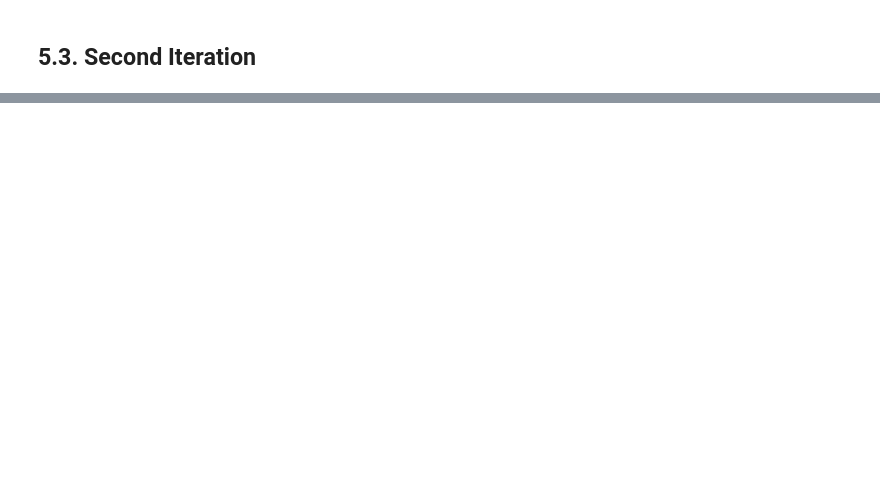
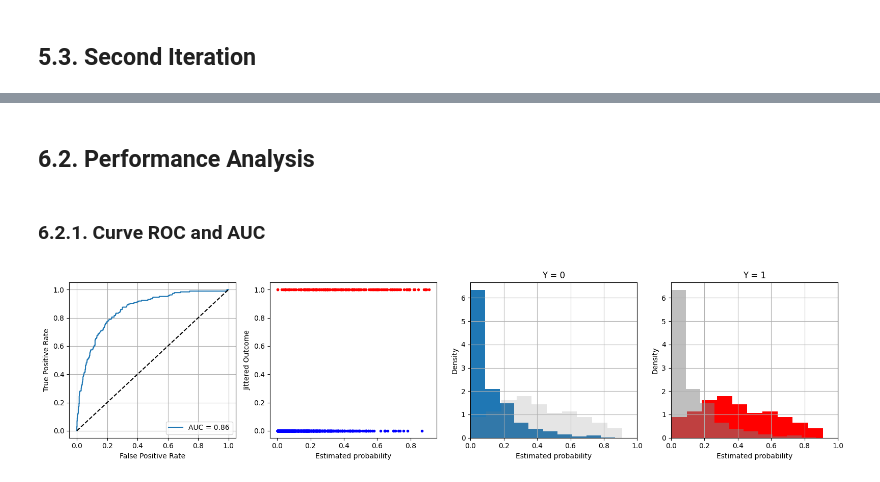
Before and after one commit to jlpscampos/Perception-of-Excessive-Sleepiness-and-Severe-Fatigue-in-Civil-Aviation-Pilots, a Jupyter notebook: Modelling_sleepiness.ipynb, the cells around one changed output, grey strips where cells are left out. Saved outputs shown, nothing was run; the diff lists cells and outputs as text; code cells hidden in the pictures; blank space fills up the shorter version.

```diff
--- a/Modelling_sleepiness.ipynb
+++ b/Modelling_sleepiness.ipynb
@@ -174,0 +182,3 @@ agemiddle          0.023    *
+# %%
+df['sleep_dur'] = np.where(df['sleep_duration']< (5/(12.417-2.467)), 1, 0)
+df['t_awake'] = np.where(df['time_awake'] > (10/(17.400000-0.250000)), 1, 0)
@@ -207,0 +320,47 @@ agemiddle          0.016    *
+# %% [markdown]
+## 6.2. Performance Analysis
+# %%
+# Getting predictions from training set, evaluated by the model
+df_res = pd.DataFrame({'y_that':list(model_LME.fits),'y':df.kssd})
+# %% [markdown]
+### 6.2.1. Curve ROC and AUC
+# %%
+# Computing ROC curve
+fpr, tpr, _ = roc_curve(df_res['y'], df_res['y_that']-min(df_res['y_that']))
+roc_auc = auc(fpr, tpr)
+# %%
+fig, ax = plt.subplots(1,4, figsize = (16,4))
+
+ax[0].plot(fpr, tpr, label=f'AUC = {str(round(roc_auc, 2))}')
+ax[0].plot([0,1], [0,1],'k--',)
+ax[0].legend(loc='lower right')
+ax[0].set_ylabel('True Positive Rate')
+ax[0].set_xlabel('False Positive Rate')
+ax[0].grid(True)
+
+ax[1].plot(df_res.y_that[df_res.y == 0], df_res.y[df_res.y == 0],'.' ,color = 'blue')
+ax[1].plot(df_res.y_that[df_res.y == 1], df_res.y[df_res.y == 1],'.',color = 'red')
+ax[1].set_xlabel('Estimated probability')
+ax[1].set_ylabel('Jittered Outcome')
+
+ax[2].hist(df_res.y_that[df_res.y == 0], density = True)
+ax[2].hist(df_res.y_that[df_res.y == 1], density = True, color = 'gray', alpha=0.2)
+ax[2].set_xlabel('Estimated probability')
+ax[2].set_ylabel('Density')
+ax[2].set_title('Y = 0')
+ax[2].set_xlim(0,1)
+ax[2].grid(True)
+
+ax[3].hist(df_res.y_that[df_res.y == 1], density = True, color = 'red')
+ax[3].hist(df_res.y_that[df_res.y == 0], density = True, color = 'gray', alpha=0.5)
+ax[3].set_xlabel('Estimated probability')
+ax[3].set_ylabel('Density')
+ax[3].set_title('Y = 1')
+ax[3].set_xlim(0,1)
+ax[3].grid(True)
+
+plt.tight_layout()
+plt.show()
+fig.savefig('figures/performance_model_slp.png')
+# %% [output]
+[figure, added]
```
Also changed, not shown: parts of 30 cells of this notebook, 4 other files.
